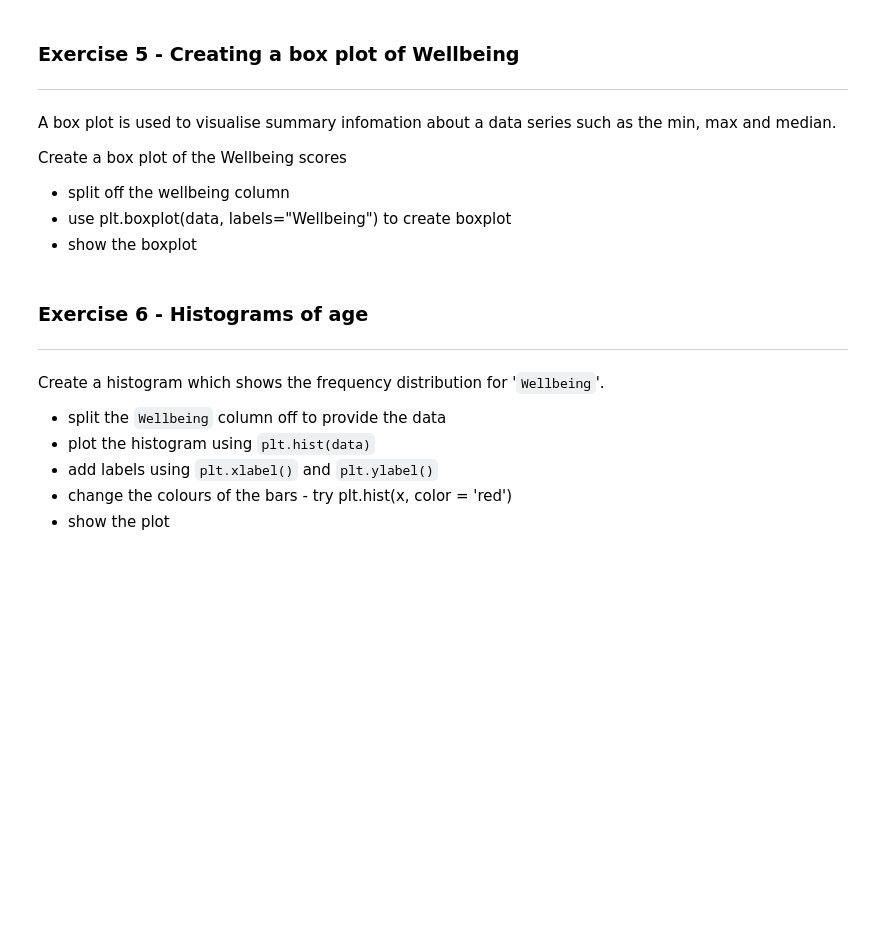
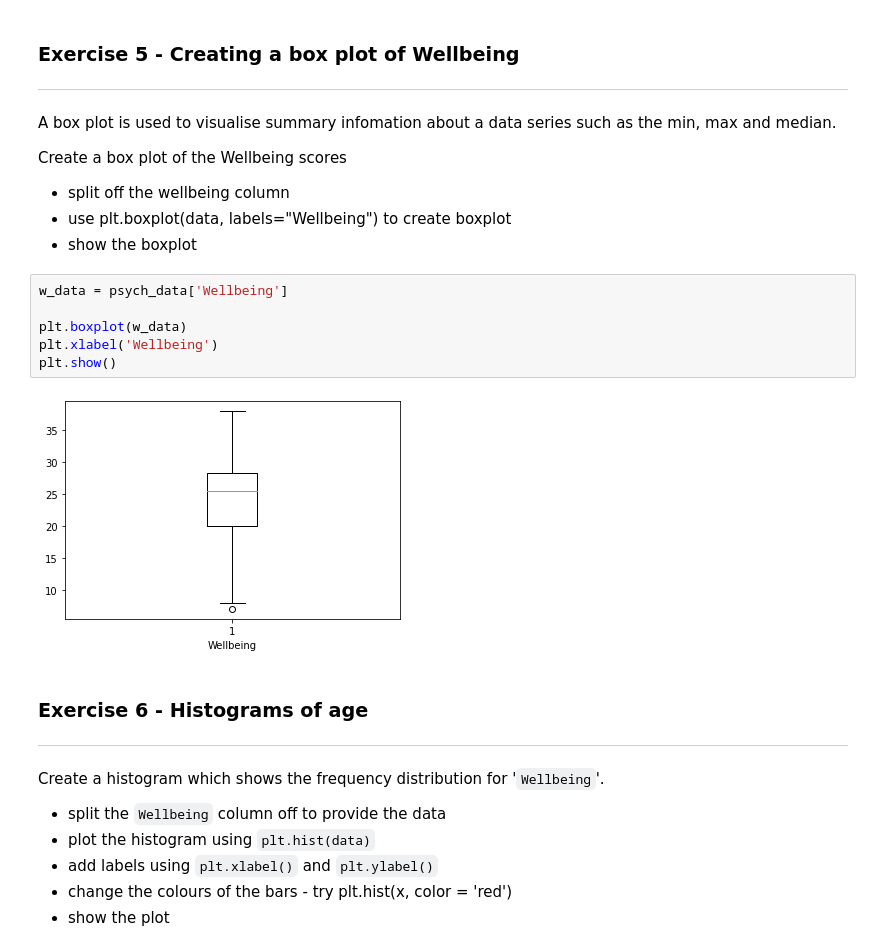
Before and after one commit to Imran-Github22/Imran-Farooqui, a Jupyter notebook: 7_1_Visualisation_with_matplotlib.ipynb, the cells around one changed output. Saved outputs shown, nothing was run; the diff lists cells and outputs as text; blank space fills up the shorter version.

```diff
--- a/7_1_Visualisation_with_matplotlib.ipynb
+++ b/7_1_Visualisation_with_matplotlib.ipynb
@@ -185,6 +185,14 @@ Create a box plot of the Wellbeing scores
 *  split off the wellbeing column
 *  use plt.boxplot(data, labels="Wellbeing") to create boxplot
 *  show the boxplot
+# %%
+w_data = psych_data['Wellbeing']
+
+plt.boxplot(w_data)
+plt.xlabel('Wellbeing')
+plt.show()
+# %% [output]
+[figure, added]
 # %% [markdown]
 ### Exercise 6 - Histograms of  age
 ---
```
Also changed, not shown: parts of 3 cells of this notebook.
